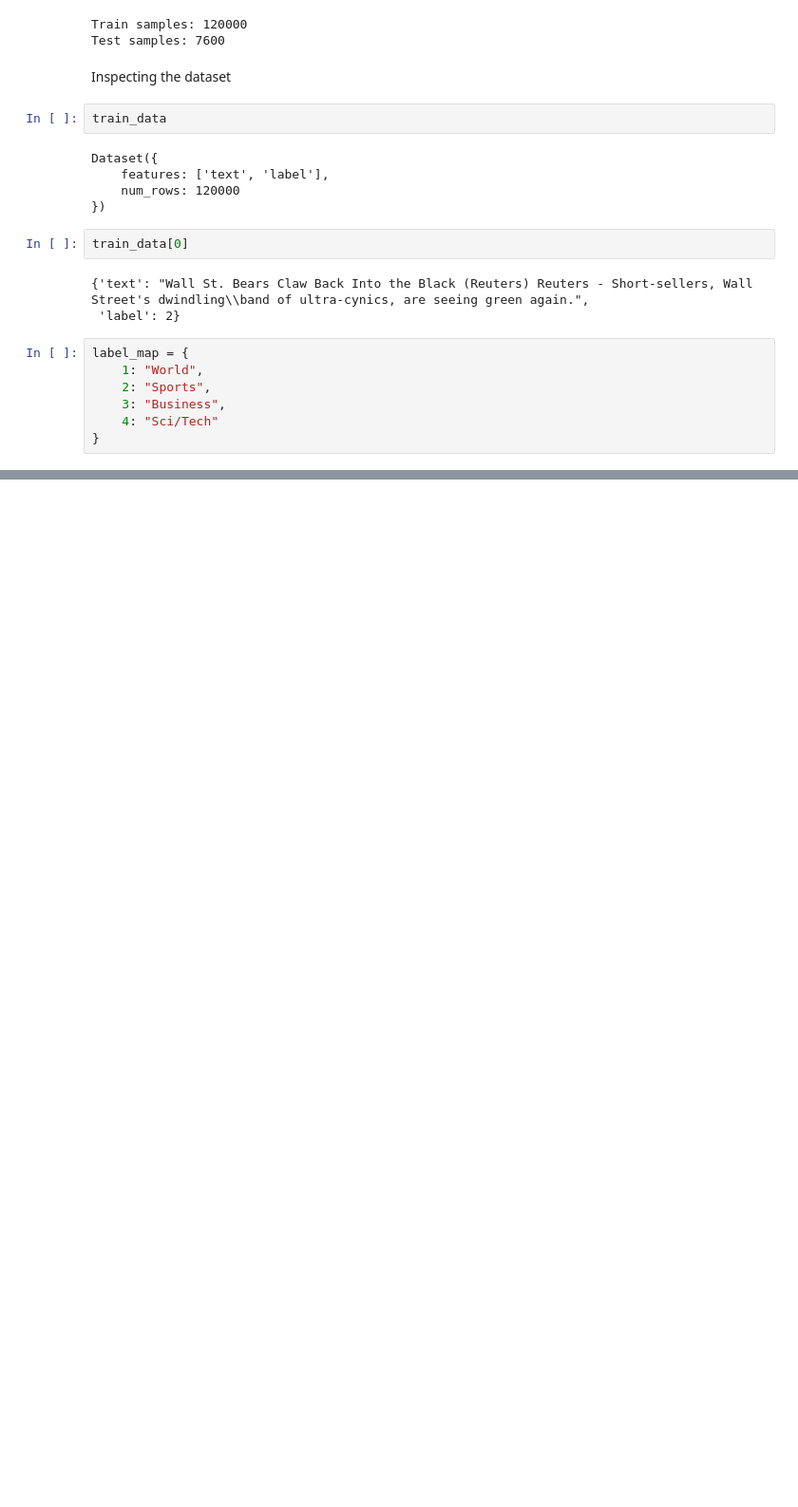
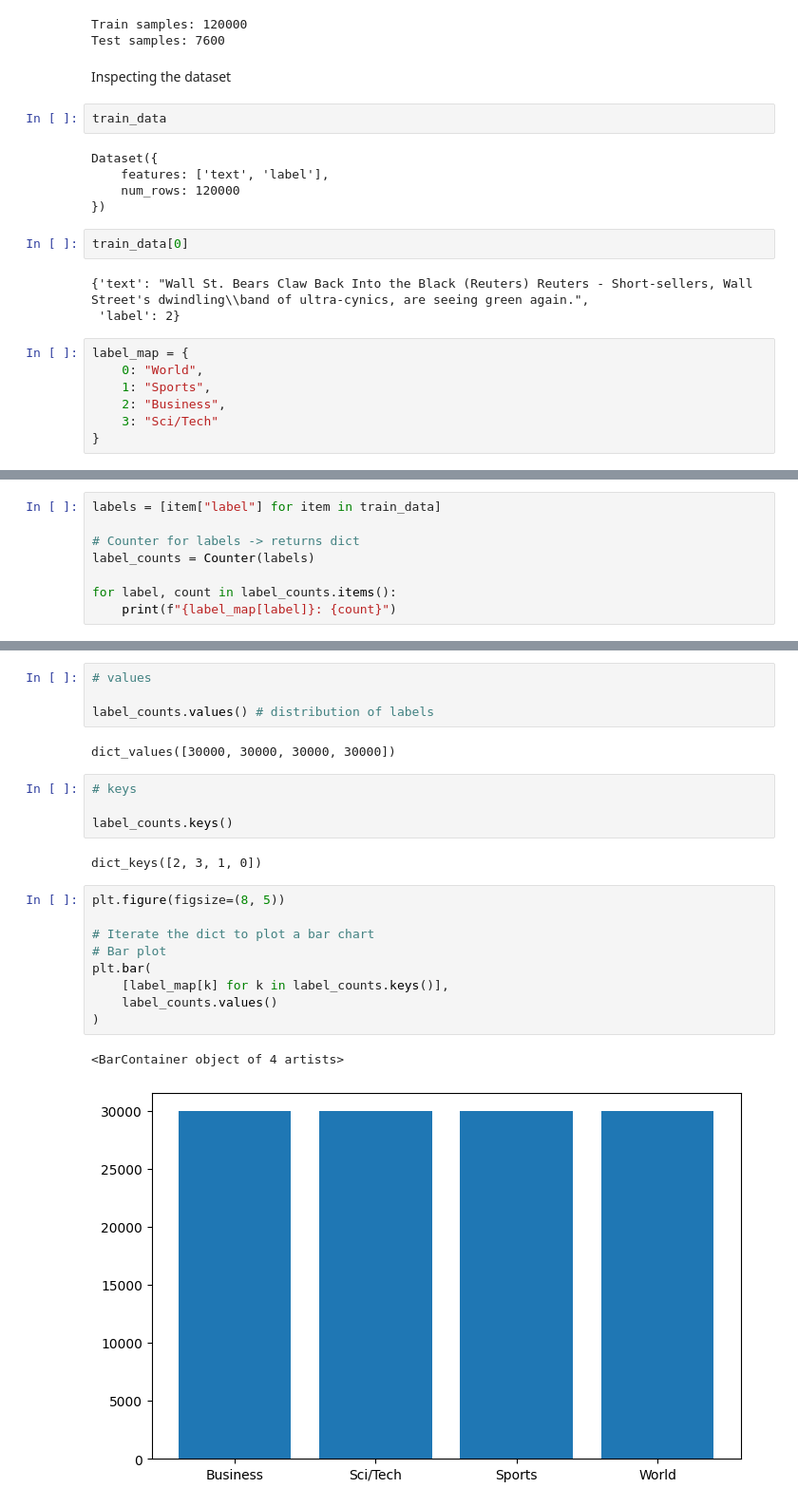
Before and after one commit to anony43ctrl/XDocIntent, a Jupyter notebook: notebooks/data_exploration.ipynb, the cells around one changed output, grey strips where cells are left out. Shown at 95% size. Saved outputs shown, nothing was run; the diff lists cells and outputs as text; blank space fills up the shorter version.

Commit message:
data analysis

```diff
--- a/notebooks/data_exploration.ipynb
+++ b/notebooks/data_exploration.ipynb
@@ -48,10 +48,10 @@ train_data[0]
  'label': 2}
 # %%
 label_map = {
-    1: "World",
-    2: "Sports",
-    3: "Business",
-    4: "Sci/Tech"
+    0: "World",
+    1: "Sports",
+    2: "Business",
+    3: "Sci/Tech"
 }
 # %%
 sample = train_data[0]
@@ -63,0 +66,8 @@ Text:  Wall St. Bears Claw Back Into the Black (Reuters) Reuters - Short-sellers
+# %%
+labels = [item["label"] for item in train_data]
+
+# Counter for labels -> returns dict
+label_counts = Counter(labels)
+
+for label, count in label_counts.items():
+    print(f"{label_map[label]}: {count}")
@@ -63,0 +83,24 @@ Text:  Wall St. Bears Claw Back Into the Black (Reuters) Reuters - Short-sellers
+# %%
+# values
+
+label_counts.values() # distribution of labels
+# %% [output]
+dict_values([30000, 30000, 30000, 30000])
+# %%
+# keys
+
+label_counts.keys()
+# %% [output]
+dict_keys([2, 3, 1, 0])
+# %%
+plt.figure(figsize=(8, 5))
+
+# Iterate the dict to plot a bar chart
+# Bar plot
+plt.bar(
+    [label_map[k] for k in label_counts.keys()],
+    label_counts.values()
+)
+# %% [output]
+<BarContainer object of 4 artists>
+[figure, added]
```
Also changed, not shown: parts of 10 cells of this notebook.
